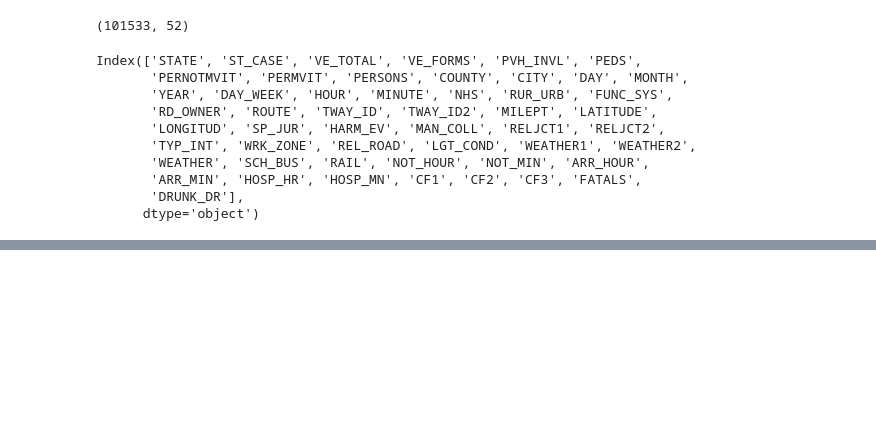
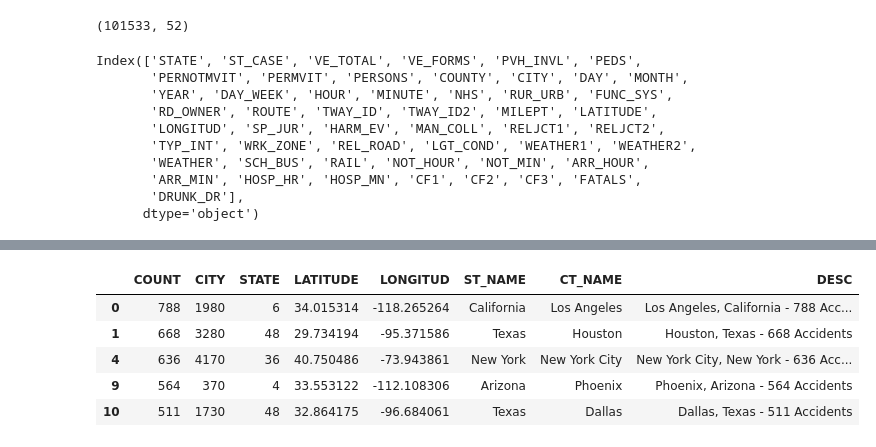
Before and after one commit to Build-Week-Safe-Routes-2/DS_Safe-Routes, a Jupyter notebook: visualizations/visualizations.ipynb, the cells around one changed output, grey strips where cells are left out. Saved outputs shown, nothing was run; the diff lists cells and outputs as text; code cells hidden in the pictures; blank space fills up the shorter version.

Commit message:
updated visual

```diff
--- a/visualizations/visualizations.ipynb
+++ b/visualizations/visualizations.ipynb
@@ -96,0 +34,19 @@ Length: 9018, dtype: int64
+# %%
+# create city/state/latitude/longitude dataframe
+acc_city_state = acc[['CITY', 'STATE', 'LATITUDE', 'LONGITUD']]
+
+# remove unknown cities
+acc_city_state = acc_city_state[acc_city_state['CITY'] > 0]
+acc_city_state = acc_city_state[acc_city_state['CITY'] < 9997]
+
+# remove unknown latitude/longitude
+acc_city_state = acc_city_state[acc_city_state['LATITUDE'] < 700]
+acc_city_state = acc_city_state[acc_city_state['LONGITUD'] < 700]
+
+# add 'COUNT' column to dataframe, counts number of CITY/STATE combinations
+acc_city_state['COUNT'] = acc_city_state.groupby(['CITY', 'STATE'])['STATE'].transform('count')
+acc_city_state = acc_city_state.sort_values(by=['COUNT'], ascending=False)
+acc_city_state = acc_city_state.groupby('COUNT').first().sort_values(by=['COUNT'], ascending=False)
+acc_city_state = acc_city_state.reset_index()
+top_100 = acc_city_state.head(100)
+top_100.head()
@@ -96,0 +60,5 @@ Length: 9018, dtype: int64
+# %%
+# City/State dictionary
+df = pd.read_csv('/Users/ianforrest/Desktop/coding/repos/DS_Safe-Routes/visualizations/FRPP GLC United States (1).xlsx - GeoLocation_UnitedStates.csv')
+df.columns = ['ST_NAME', 'STATE', 'CITY', 'CT_NAME']
+df.head()
@@ -96,0 +72,14 @@ Length: 9018, dtype: int64
+# %%
+top_100 = top_100.merge(df, how='left').drop_duplicates(['CITY', 'STATE'])
+top_100['ST_NAME'] = top_100['ST_NAME'].str.title()
+top_100['CT_NAME'] = top_100['CT_NAME'].str.title()
+top_100['DESC'] = top_100['CT_NAME'] + ', ' + top_100['ST_NAME'] + ' - ' + top_100['COUNT'].map(str) + ' Accidents'
+# %%
+top_100.head()
+# %% [output]
+|  | COUNT | CITY | STATE | LATITUDE | LONGITUD | ST_NAME | CT_NAME | DESC |
+| 0 | 788 | 1980 | 6 | 34.015314 | -118.265264 | California | Los Angeles | Los Angeles, California - 788 Acc... |
+| 1 | 668 | 3280 | 48 | 29.734194 | -95.371586 | Texas | Houston | Houston, Texas - 668 Accidents |
+| 4 | 636 | 4170 | 36 | 40.750486 | -73.943861 | New York | New York City | New York City, New York - 636 Acc... |
+| 9 | 564 | 370 | 4 | 33.553122 | -112.108306 | Arizona | Phoenix | Phoenix, Arizona - 564 Accidents |
+| 10 | 511 | 1730 | 48 | 32.864175 | -96.684061 | Texas | Dallas | Dallas, Texas - 511 Accidents |
```
Also changed, not shown: parts of 7 cells of this notebook, 3 other files.
